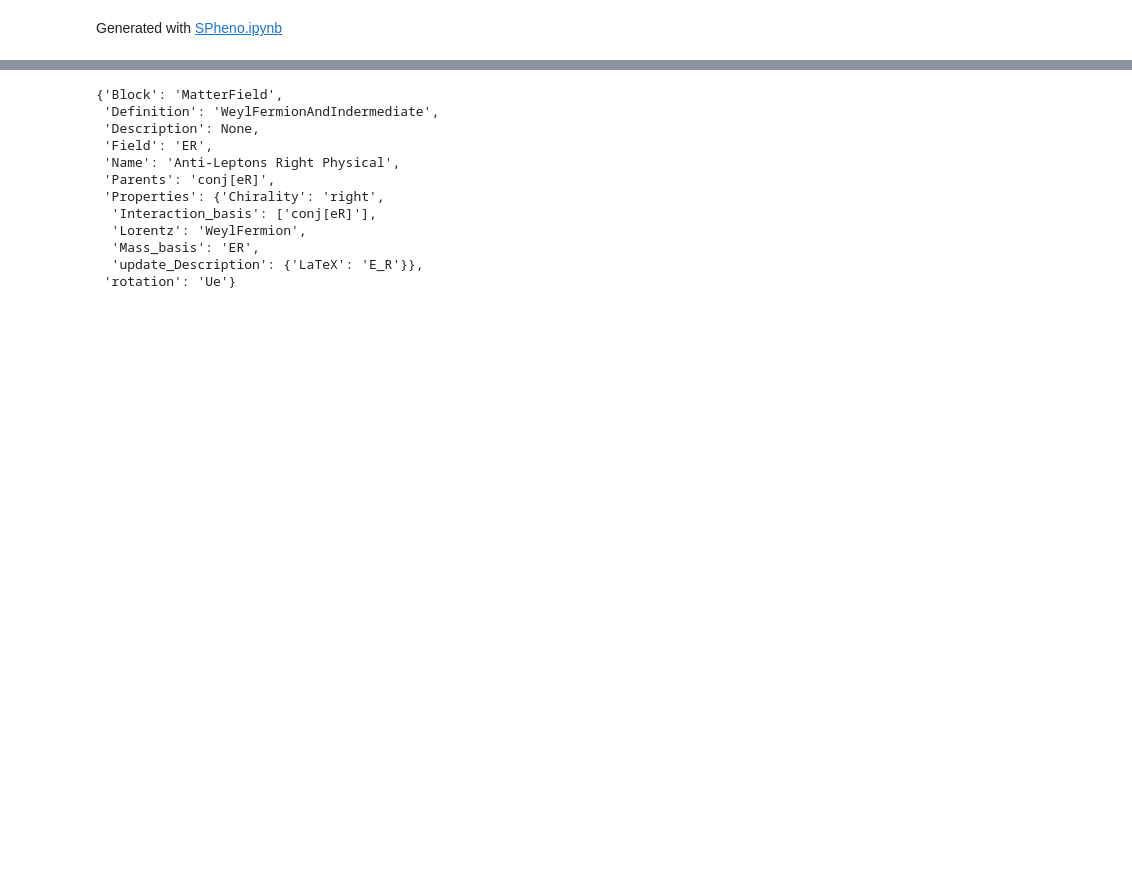
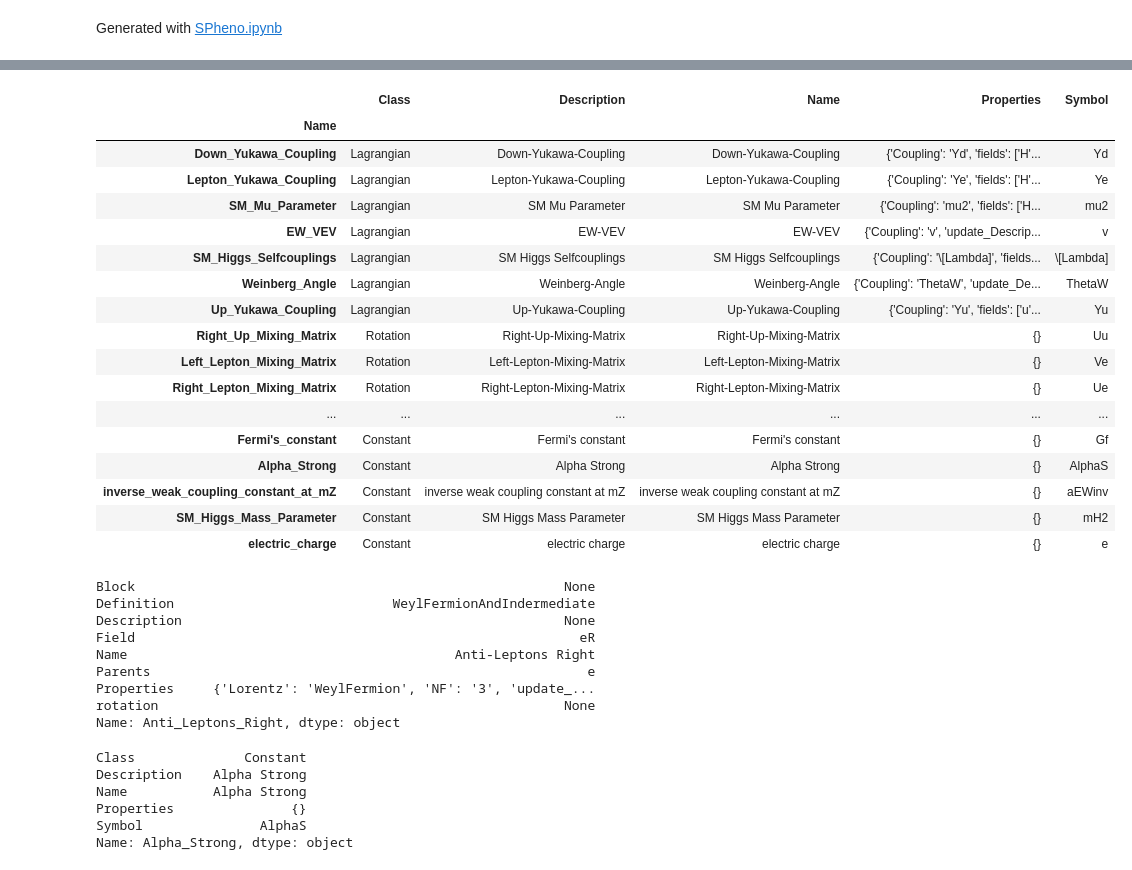
Before and after one commit to restrepo/BSM-Submodules, a Jupyter notebook: SARAH.ipynb, the cells around one changed output, grey strips where cells are left out. Drawn from its saved outputs; the diff is of its cells as text; code cells hidden in the pictures; blank space fills up the shorter version.

```diff
--- a/SARAH.ipynb
+++ b/SARAH.ipynb
@@ -92,15 +168,42 @@ s=SARAH()
+# %%
+s.parameters
+# %% [output]
+|  | Class | Description | Name | Properties | Symbol |
+| Name |  |  |  |  |  |
+| Down_Yukawa_Coupling | Lagrangian | Down-Yukawa-Coupling | Down-Yukawa-Coupling | {'Coupling': 'Yd', 'fields': ['H'... | Yd |
+| Lepton_Yukawa_Coupling | Lagrangian | Lepton-Yukawa-Coupling | Lepton-Yukawa-Coupling | {'Coupling': 'Ye', 'fields': ['H'... | Ye |
+| SM_Mu_Parameter | Lagrangian | SM Mu Parameter | SM Mu Parameter | {'Coupling': 'mu2', 'fields': ['H... | mu2 |
+| EW_VEV | Lagrangian | EW-VEV | EW-VEV | {'Coupling': 'v', 'update_Descrip... | v |
+| SM_Higgs_Selfcouplings | Lagrangian | SM Higgs Selfcouplings | SM Higgs Selfcouplings | {'Coupling': '\[Lambda]', 'fields... | \[Lambda] |
+| Weinberg_Angle | Lagrangian | Weinberg-Angle | Weinberg-Angle | {'Coupling': 'ThetaW', 'update_De... | ThetaW |
+| Up_Yukawa_Coupling | Lagrangian | Up-Yukawa-Coupling | Up-Yukawa-Coupling | {'Coupling': 'Yu', 'fields': ['u'... | Yu |
+| Right_Up_Mixing_Matrix | Rotation | Right-Up-Mixing-Matrix | Right-Up-Mixing-Matrix | {} | Uu |
+| Left_Lepton_Mixing_Matrix | Rotation | Left-Lepton-Mixing-Matrix | Left-Lepton-Mixing-Matrix | {} | Ve |
+| Right_Lepton_Mixing_Matrix | Rotation | Right-Lepton-Mixing-Matrix | Right-Lepton-Mixing-Matrix | {} | Ue |
+| ... | ... | ... | ... | ... | ... |
+| Fermi's_constant | Constant | Fermi's constant | Fermi's constant | {} | Gf |
+| Alpha_Strong | Constant | Alpha Strong | Alpha Strong | {} | AlphaS |
+| inverse_weak_coupling_constant_at_mZ | Constant | inverse weak coupling constant at mZ | inverse weak coupling constant at mZ | {} | aEWinv |
+| SM_Higgs_Mass_Parameter | Constant | SM Higgs Mass Parameter | SM Higgs Mass Parameter | {} | mH2 |
+| electric_charge | Constant | electric charge | electric charge | {} | e |
 # %%
-s.particle.Anti_Leptons_Right_Physical.to_dict()
+s.particle.Anti_Leptons_Right
 # %% [output]
-{'Block': 'MatterField',
- 'Definition': 'WeylFermionAndIndermediate',
- 'Description': None,
- 'Field': 'ER',
- 'Name': 'Anti-Leptons Right Physical',
- 'Parents': 'conj[eR]',
- 'Properties': {'Chirality': 'right',
-  'Interaction_basis': ['conj[eR]'],
-  'Lorentz': 'WeylFermion',
-  'Mass_basis': 'ER',
-  'update_Description': {'LaTeX': 'E_R'}},
- 'rotation': 'Ue'}
+Block                                                       None
+Definition                            WeylFermionAndIndermediate
+Description                                                 None
+Field                                                         eR
+Name                                          Anti-Leptons Right
+Parents                                                        e
+Properties     {'Lorentz': 'WeylFermion', 'NF': '3', 'update_...
+rotation                                                    None
+Name: Anti_Leptons_Right, dtype: object
+# %%
+s.parameter.Alpha_Strong
+# %% [output]
+Class              Constant
+Description    Alpha Strong
+Name           Alpha Strong
+Properties               {}
+Symbol               AlphaS
+Name: Alpha_Strong, dtype: object
```
Also changed, not shown: parts of 6 cells of this notebook, 1 other file.
